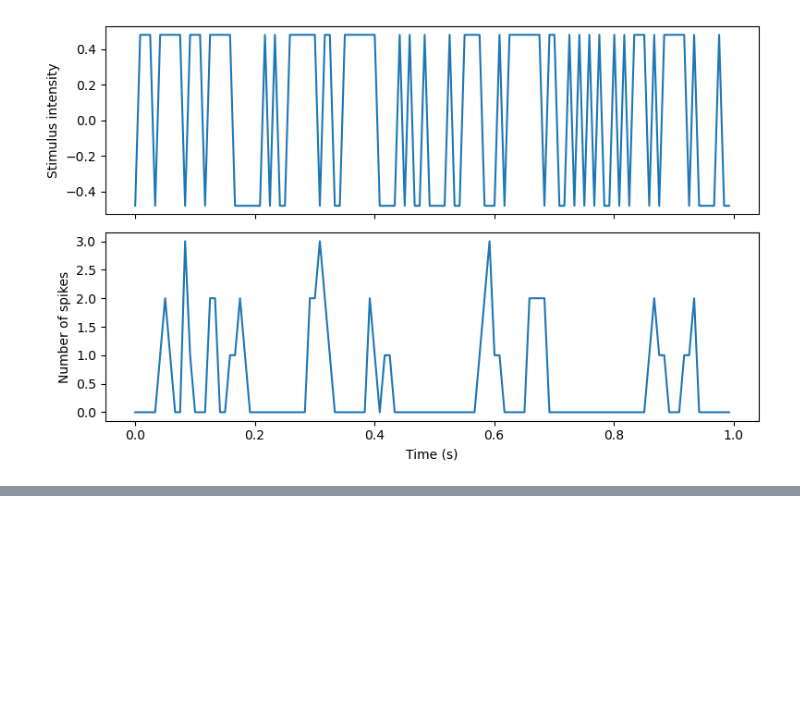
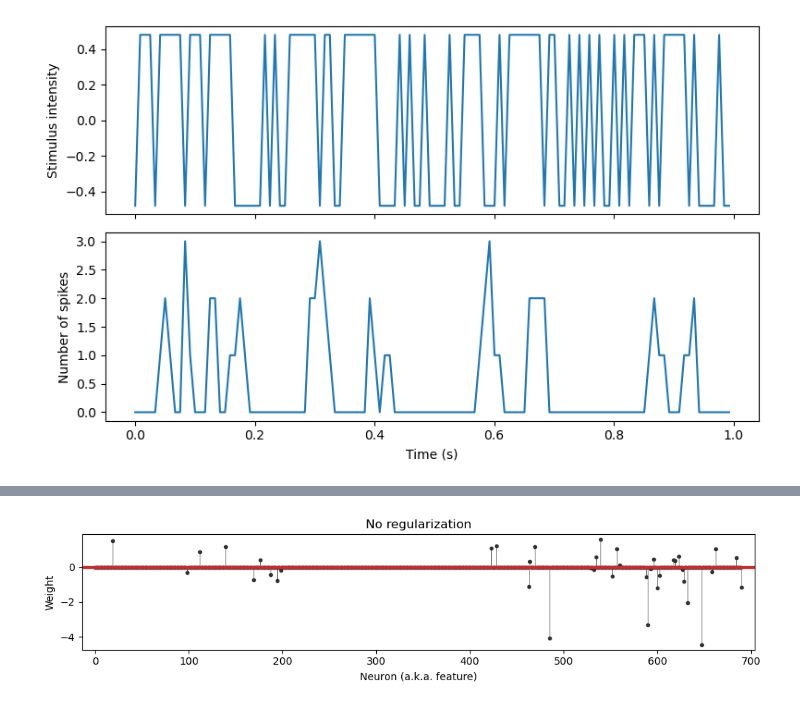
Before and after one commit to GiovanniPecci/Computational-Neuroscience-Course, a Jupyter notebook: Statistics.ipynb, the cells around one changed output, grey strips where cells are left out. Cells and saved outputs as stored; diff of their text form; code cells hidden in the pictures; blank space fills up the shorter version.

```diff
--- a/Statistics.ipynb
+++ b/Statistics.ipynb
@@ -420,0 +572,24 @@ stim[0:d][0]
+# %%
+def plot_weights(models, sharey=True):
+    n = len(models)
+    f = plt.figure(figsize=(10, 2.5 * n))
+    axs = f.subplots(n, sharex=True, sharey=sharey)
+    axs = np.atleast_1d(axs)
+
+    for ax, (title, model) in zip(axs, models.items()):
+        ax.margins(x=.02)
+        stem = ax.stem(model.coef_.squeeze())
+        stem[0].set_marker(".")
+        stem[0].set_color(".2")
+        stem[1].set_linewidths(.5)
+        stem[1].set_color(".2")
+        stem[2].set_visible(False)
+        ax.axhline(0, color="C3", lw=3)
+    ax.set(ylabel="Weight", title=title)
+    ax.set(xlabel="Neuron (a.k.a. feature)")
+    f.tight_layout()
+    plt.show()
+
+plot_weights({"No regularization": log_reg})
+# %% [output]
+[figure, added]
```
Also changed, not shown: parts of 14 cells of this notebook.
